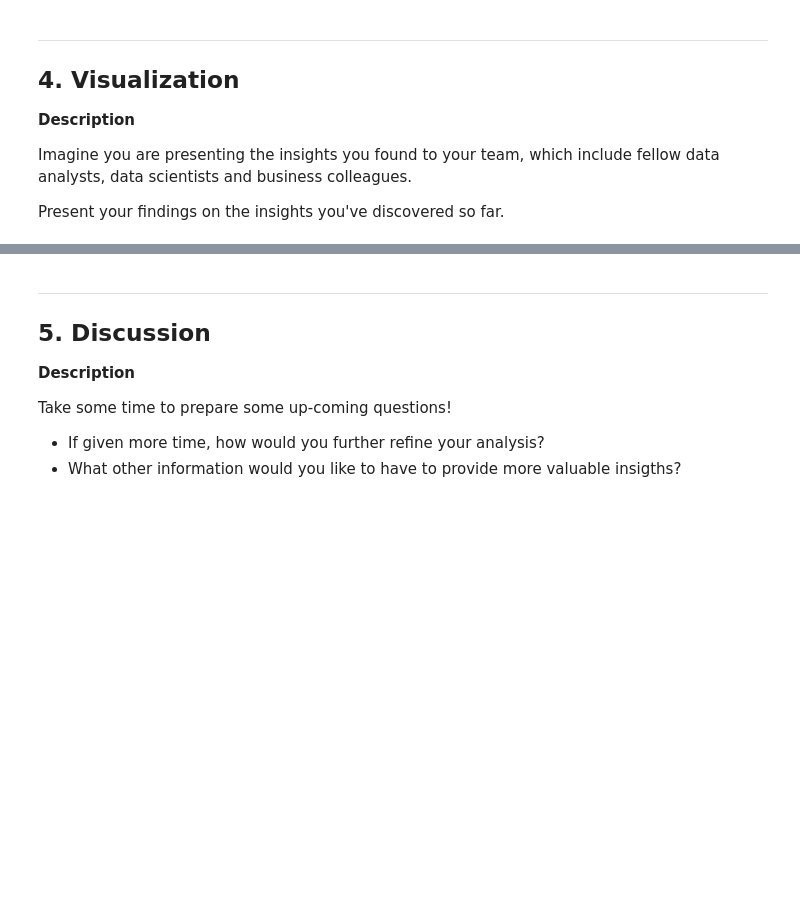
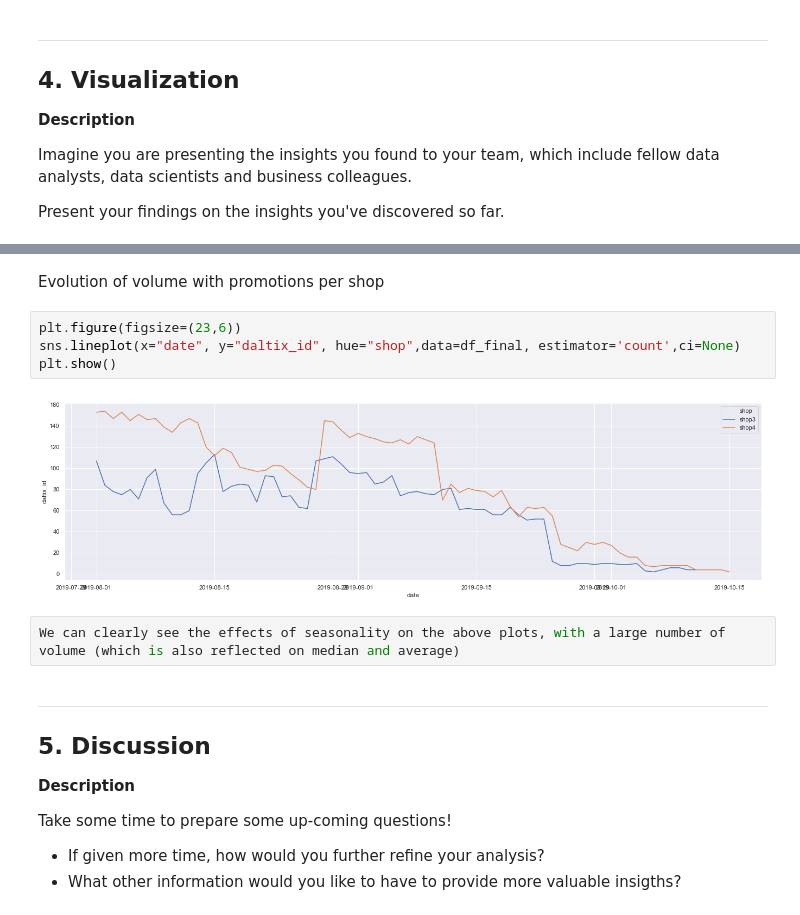
Before and after one commit to ruifurtado/da_challenge, a Jupyter notebook: da_challenge.ipynb, the cells around one changed output, grey strips where cells are left out. Saved outputs shown, nothing was run; the diff lists cells and outputs as text; blank space fills up the shorter version.

```diff
--- a/da_challenge.ipynb
+++ b/da_challenge.ipynb
@@ -659,3 +776,13 @@ Present your findings on the insights you've discovered so far.
+# %% [markdown]
+Evolution of volume with promotions per shop
+# %%
+plt.figure(figsize=(23,6))
+sns.lineplot(x="date", y="daltix_id", hue="shop",data=df_final, estimator='count',ci=None)
+plt.show()
+# %% [output]
+[figure, added]
+# %%
+We can clearly see the effects of seasonality on the above plots, with a large number of volume (which is also reflected on median and average)
 # %% [markdown]
 ___________________
 ## 5. Discussion
```
Also changed, not shown: parts of 16 cells of this notebook.
